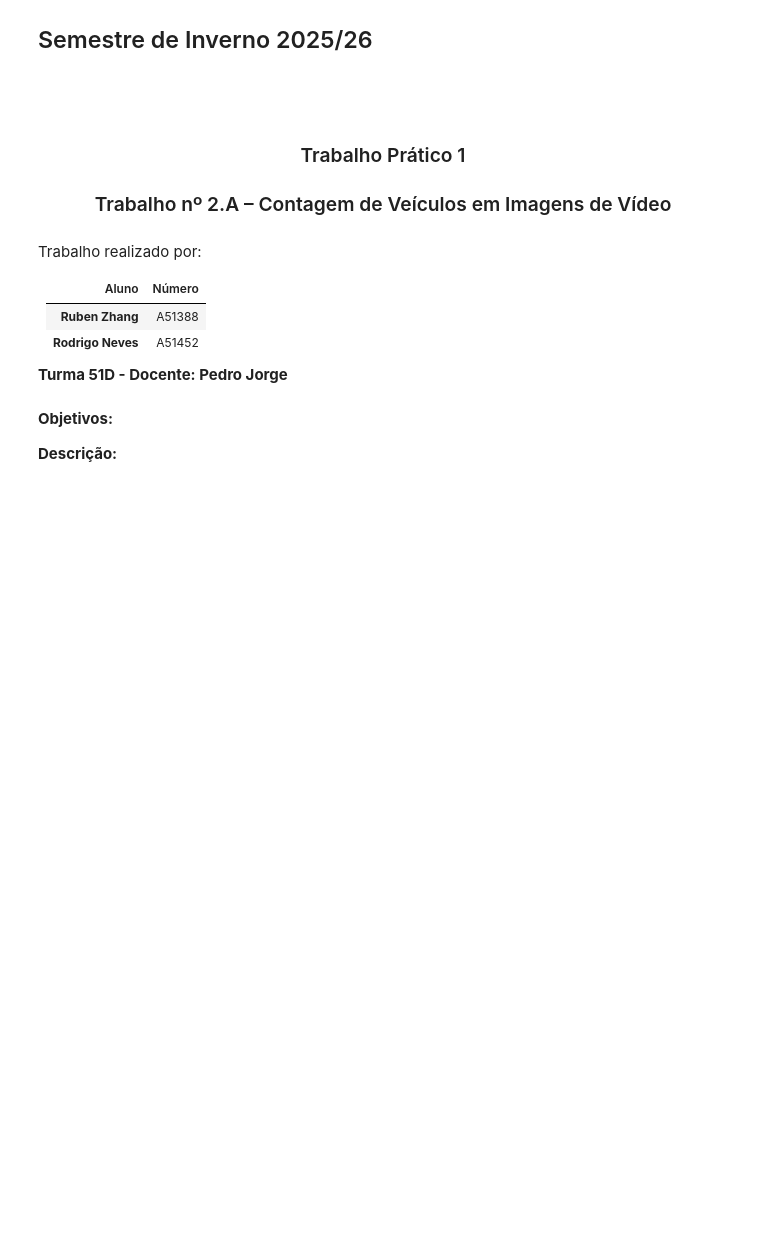
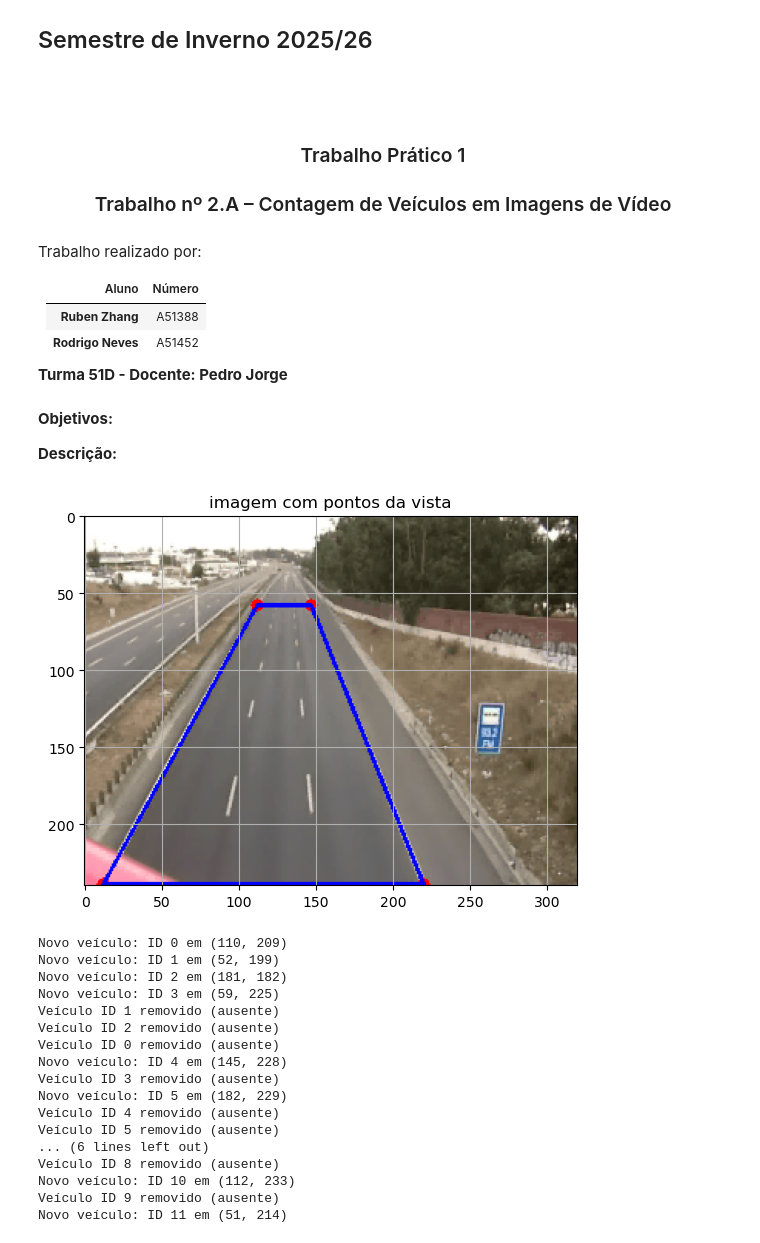
Before and after one commit to Ruben23Z/Car-and-speed-detector---Computer-Vision, a Jupyter notebook: PJ2_51D_51388_51452.ipynb, the cells around one changed output. Saved outputs shown, nothing was run; the diff lists cells and outputs as text; code cells hidden in the pictures; blank space fills up the shorter version.

Commit message:
Detecao e classificacao 100%

```diff
--- a/PJ2_51D_51388_51452.ipynb
+++ b/PJ2_51D_51388_51452.ipynb
@@ -381,7 +380,7 @@ def Histograma(img): #Calcula os histogramas dos três canais
     plt.show()
 # %%
 #::::::::::::::::::::::::::::::::::::::::::::::::::::::::::::::::::::::::::::::::
-#MAIN----------------------------------------------------------------------------
+#-------------MAIN----------------------------------------------------------------------------
 
 
 Ficheiro = "AutoEstrada.wm"
@@ -390,13 +389,15 @@ cap = cv2.VideoCapture(Ficheiro)
 fps = round(cap.get(cv2.CAP_PROP_FPS))
 intervalo_fps = int(1000 / fps)
 
-
-# fourcc = cv2.VideoWriter_fourcc(*"mp4v")
-# writer = cv2.VideoWriter("resultado.mp4", fourcc, fps, (600, 800))
+ret, frame = cap.read()
+altura, largura = frame.shape[:2]
+fourcc = cv2.VideoWriter_fourcc(*"mp4v")
+writer = cv2.VideoWriter("resultado11.mp4", fourcc, fps, (largura, altura))
 
 
 # topo-esquerdo
 # topo-direito
+
 # fundo-esquerdo
 # fundo-direito
 pts_src = np.float32([ [112, 58],
@@ -412,6 +413,7 @@ fundo = EstimacaoImageFundo(Ficheiro)
 # fundo_corrigido = CorrigirPerspetiva(fundo, pts_src, 800, 600)
 zona_detecao= DefinirVistaImagem(pts_src, fundo)
 
+
 veiculos_ativos = {}  # dicionário ID -> centroide
 IDatual = 0
 
@@ -423,33 +425,58 @@ while True:
     if not ret or frame is None:
         break
 
     frame_detecao= DefinirVistaImagem(pts_src, frame)
 
     # frame_corrigido = CorrigirPerspetiva(frame, pts_src, 800, 600)
-    bin_img = DetetarPixeisAtivos(frame_detecao, zona_detecao, 100, mostrar=False)
+    bin_img = DetetarPixeisAtivos(frame_detecao, zona_detecao, 0, mostrar=False)
     bin_clean = Morfologicos(bin_img)
+    # bin_mask = DefinirVistaImagem(pts_src, bin_clean)
+    # bin_masked = cv2.bitwise_and(bin_clean, bin_clean, mask=bin_mask)
+
     Boxes = DetecaoRegioesAtivas(bin_clean, frame)
 
     # Atualizar correspondências e obter o novo estado
     atualizado_veiculo, veiculos_ativos, IDatual = CorrespondenciaImagens(Boxes, veiculos_ativos, IDatual)
 
     frameVideo = DesenharVeiculos(frame, atualizado_veiculo)
+    writer.write(frameVideo)
 
     cv2.namedWindow("Contagem de Veiculos", cv2.WINDOW_NORMAL)
     cv2.resizeWindow("Contagem de Veiculos", 1080, 720)
     cv2.imshow("Contagem de Veiculos", frameVideo)
 
-    cv2.imshow("Binária", bin_clean)
+    cv2.imshow("Binária", bin_img)
+    cv2.imshow("Binária Op", bin_clean)
     cv2.imshow("Frame Detecção", frame_detecao)
 
 
-    key = cv2.waitKey(intervalo_fps) & 0xFF
+    key = cv2.waitKey(30) & 0xFF
     if key == ord('q') or key == 27:
         break
 
 cap.release()
+writer.release()
 cv2.destroyAllWindows()
 
 
 
 #EXTRA : METER SORT TRACKER
+# %% [output]
+[figure, added]
+Novo veículo: ID 0 em (110, 209)
+Novo veículo: ID 1 em (52, 199)
+Novo veículo: ID 2 em (181, 182)
+Novo veículo: ID 3 em (59, 225)
+Veículo ID 1 removido (ausente)
+Veículo ID 2 removido (ausente)
+Veículo ID 0 removido (ausente)
+Novo veículo: ID 4 em (145, 228)
+Veículo ID 3 removido (ausente)
+Novo veículo: ID 5 em (182, 229)
+Veículo ID 4 removido (ausente)
+Veículo ID 5 removido (ausente)
+... (6 lines left out)
+Veículo ID 8 removido (ausente)
+Novo veículo: ID 10 em (112, 233)
+Veículo ID 9 removido (ausente)
+Novo veículo: ID 11 em (51, 214)
```
Also changed, not shown: parts of 3 cells of this notebook, 1 other file.
